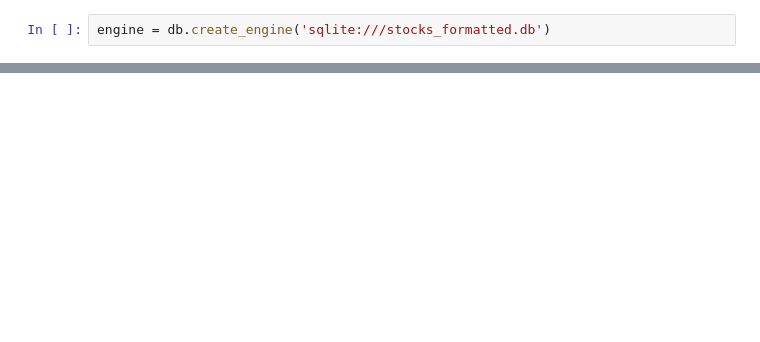
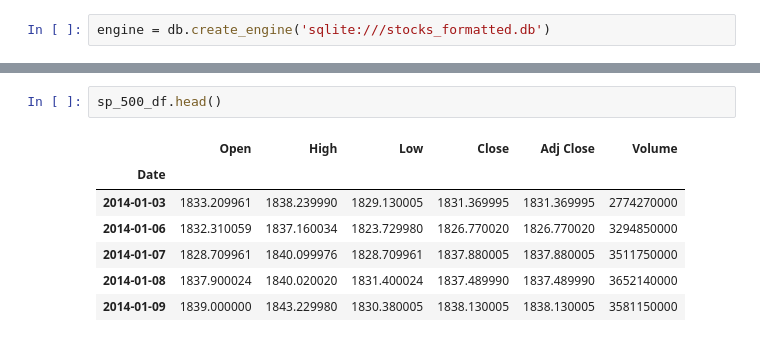
Before and after one commit to matt8955/mod-3-project, a Jupyter notebook: data_transformation.ipynb, the cells around one changed output, grey strips where cells are left out. Cells and saved outputs as stored; diff of their text form; blank space fills up the shorter version.

```diff
--- a/data_transformation.ipynb
+++ b/data_transformation.ipynb
@@ -8,2 +54,12 @@ df = pd.read_sql_table('price_close', con=engine)
+# %%
+sp_500_df.head()
+# %% [output]
+|  | Open | High | Low | Close | Adj Close | Volume |
+| Date |  |  |  |  |  |  |
+| 2014-01-03 | 1833.209961 | 1838.239990 | 1829.130005 | 1831.369995 | 1831.369995 | 2774270000 |
+| 2014-01-06 | 1832.310059 | 1837.160034 | 1823.729980 | 1826.770020 | 1826.770020 | 3294850000 |
+| 2014-01-07 | 1828.709961 | 1840.099976 | 1828.709961 | 1837.880005 | 1837.880005 | 3511750000 |
+| 2014-01-08 | 1837.900024 | 1840.020020 | 1831.400024 | 1837.489990 | 1837.489990 | 3652140000 |
+| 2014-01-09 | 1839.000000 | 1843.229980 | 1830.380005 | 1838.130005 | 1838.130005 | 3581150000 |
 # %%
 # %% [output]
```
Also changed, not shown: parts of 15 cells of this notebook, 6 other files.
